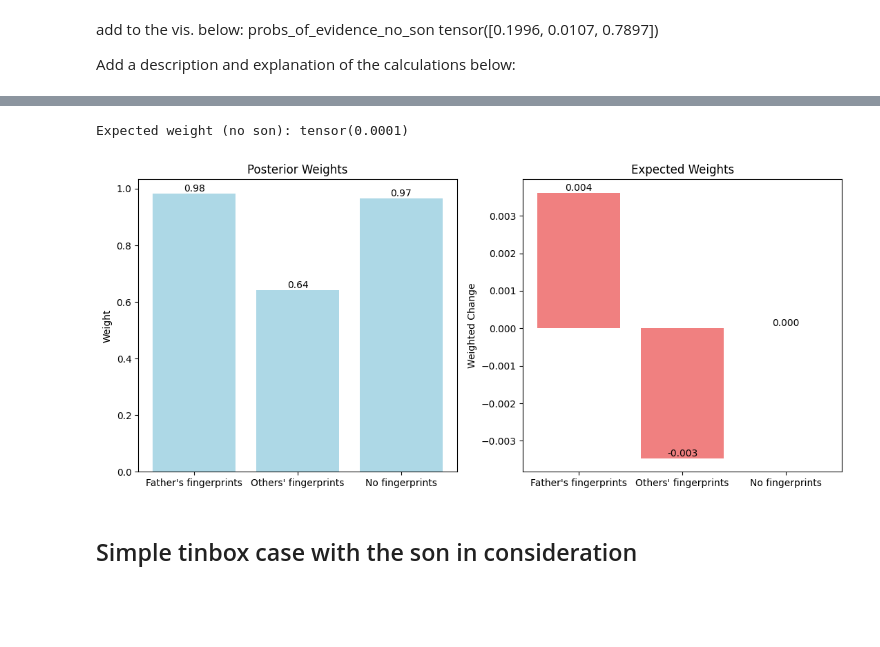
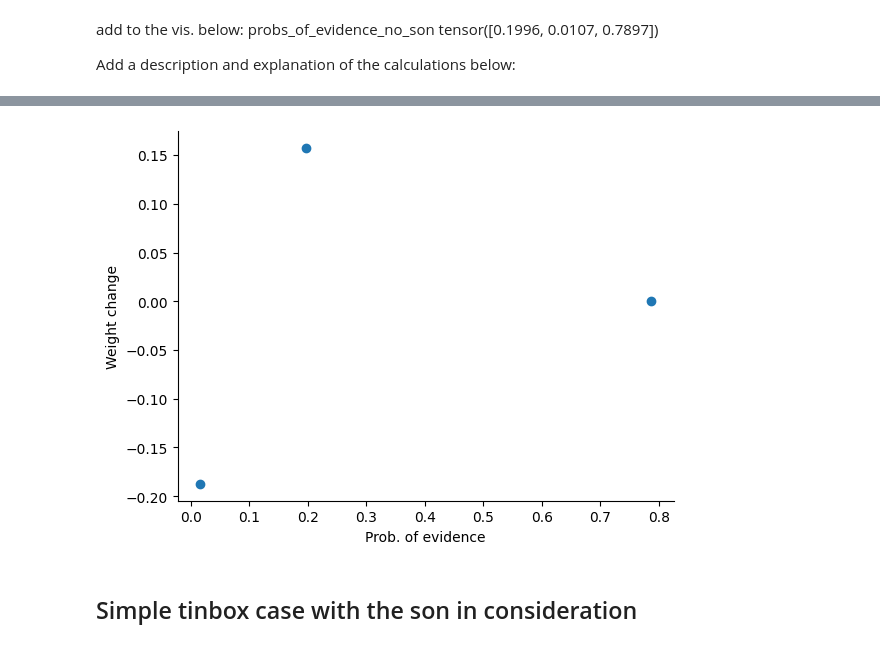
Before and after one commit to rfl-urbaniak/MRbook, a Jupyter notebook: weight-paper/scripts/nikodem_tinbox.ipynb, the cells around one changed output, grey strips where cells are left out. Cells and saved outputs as stored; diff of their text form; code cells hidden in the pictures; blank space fills up the shorter version.

```diff
--- a/weight-paper/scripts/nikodem_tinbox.ipynb
+++ b/weight-paper/scripts/nikodem_tinbox.ipynb
@@ -454,11 +468,11 @@ Add a description and explanation of the calculations below:
+# %%
+plt.scatter(probs_of_evidence_no_son, weight_changes)
+plt.xlabel('Prob. of evidence')
+plt.ylabel('Weight change')
+sns.despine()
+# %% [output]
+[figure, added]
 # %%
-# Visualization of the expected weight calculation
-
-posterior_weights = expected_weights_no_son["posterior_weights"]
-weight_changes = expected_weights_no_son["weight_changes"]
-weighted_weight_changes = expected_weights_no_son["weighted_weight_changes"]
-
-print('Expected weight (no son):', expected_weights_no_son["expected_weight"])
 
 labels = ['Father\'s fingerprints', 'Others\' fingerprints', 'No fingerprints']
 
@@ -485,9 +499,6 @@ for i, v in enumerate(weighted_weight_changes):
 plt.tight_layout()
 plt.savefig('figures/tinbox_posterior_weights_no_son.pdf')
 plt.show()
-# %% [output]
-Expected weight (no son): tensor(0.0001)
-[figure, removed]
 # %% [markdown]
 ## Simple tinbox case with the son in consideration
 # %% [markdown]
```
Also changed, not shown: parts of 11 cells of this notebook, 3 other files.
